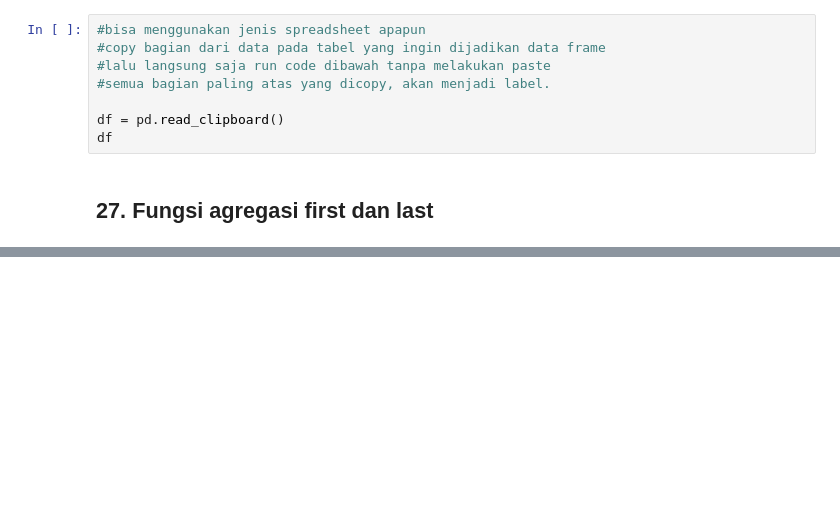
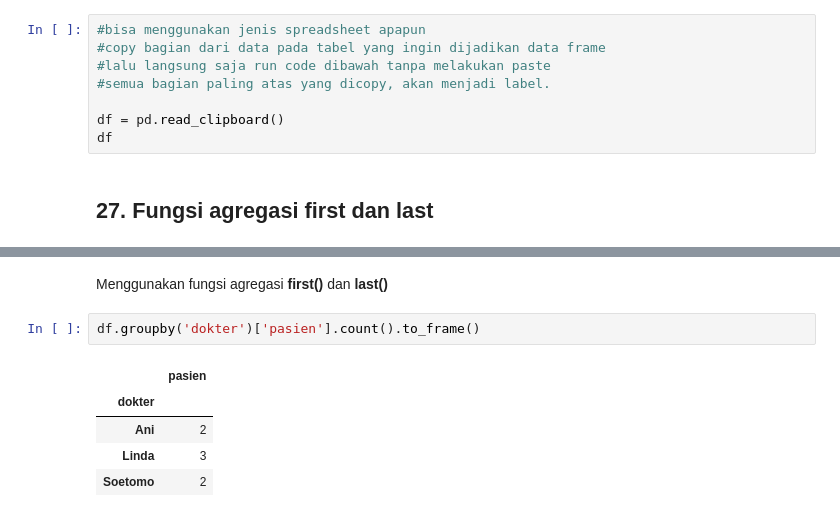
Before and after one commit to Edy-Mochamad/Learn-jupyter-notebook, a Jupyter notebook: pandas.ipynb, the cells around one changed output, grey strips where cells are left out. Drawn from its saved outputs; the diff is of its cells as text; blank space fills up the shorter version.

```diff
--- a/pandas.ipynb
+++ b/pandas.ipynb
@@ -1307,0 +1327,10 @@ df
+# %% [markdown]
+Menggunakan fungsi agregasi **first()** dan **last()**
+# %%
+df.groupby('dokter')['pasien'].count().to_frame()
+# %% [output]
+|  | pasien |
+| dokter |  |
+| Ani | 2 |
+| Linda | 3 |
+| Soetomo | 2 |
```
Also changed, not shown: parts of 5 cells of this notebook.
